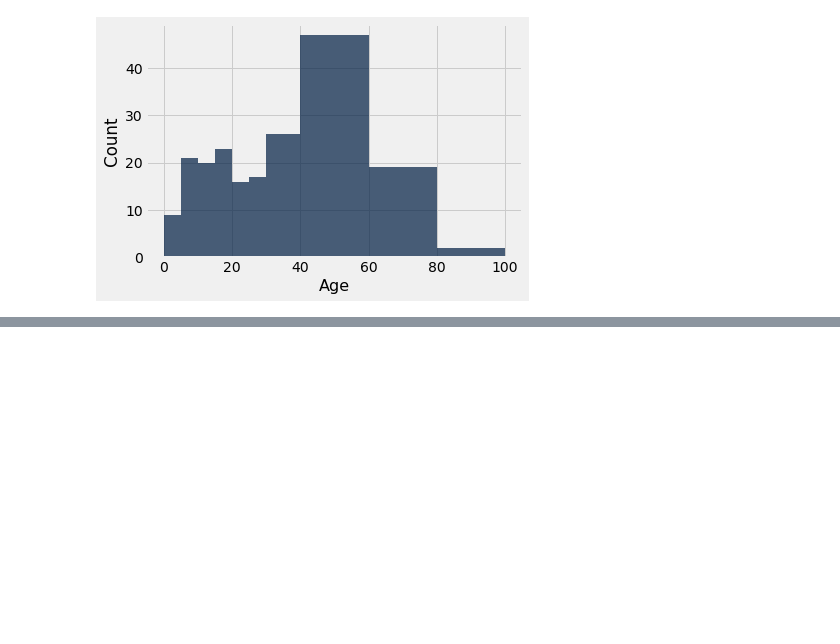
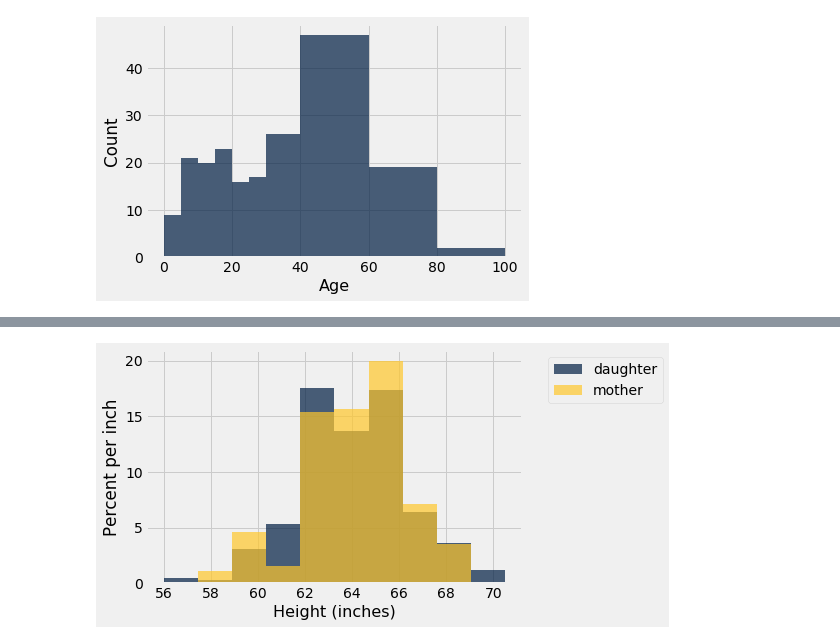
Before and after one commit to shionguha/cosc3570-introdatascience-fa18, a Jupyter notebook: sep25-27-demo.ipynb, the cells around one changed output, grey strips where cells are left out. Cells and saved outputs as stored; diff of their text form; code cells hidden in the pictures; blank space fills up the shorter version.

```diff
--- a/sep25-27-demo.ipynb
+++ b/sep25-27-demo.ipynb
@@ -168,0 +194,5 @@ actress = Table.read_table('actress.csv')
+# %%
+heights.hist('daughter', 'mother', unit='inch')
+_ = plots.xlabel('Height (inches)')
+# %% [output]
+[figure, added]
```
Also changed, not shown: parts of 7 cells of this notebook, 2 other files.
